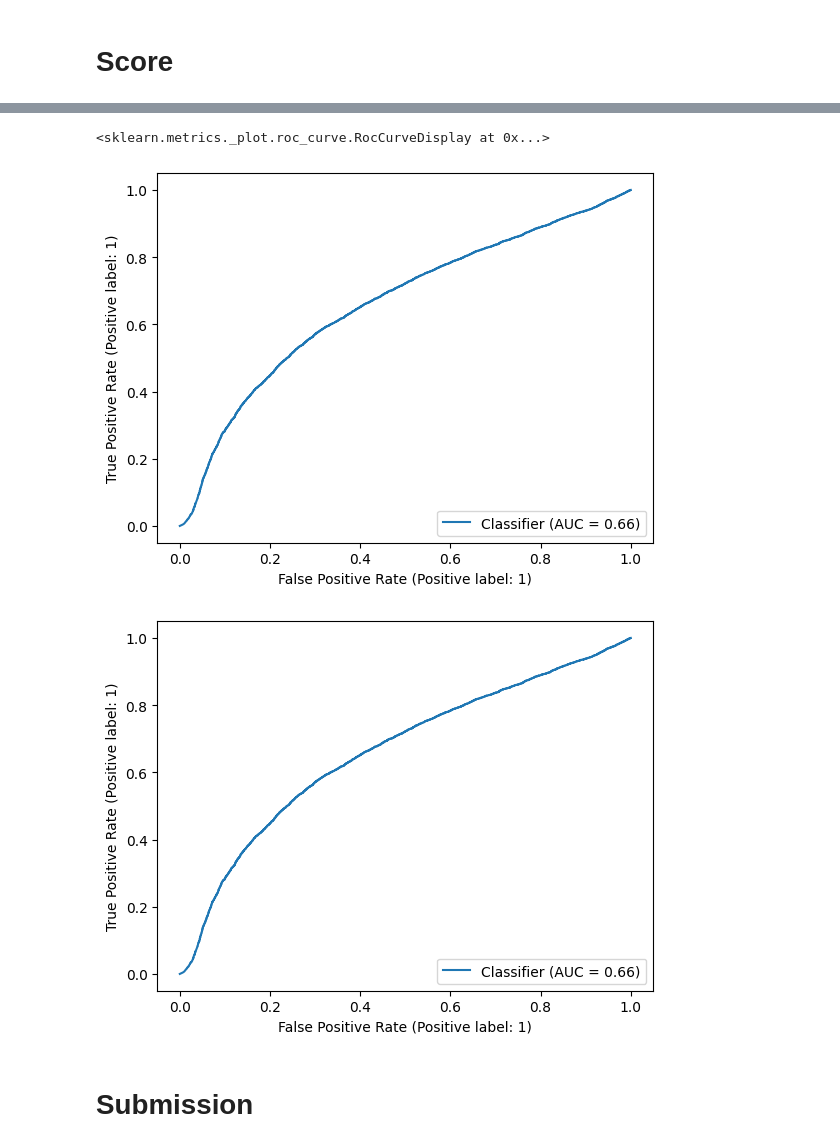
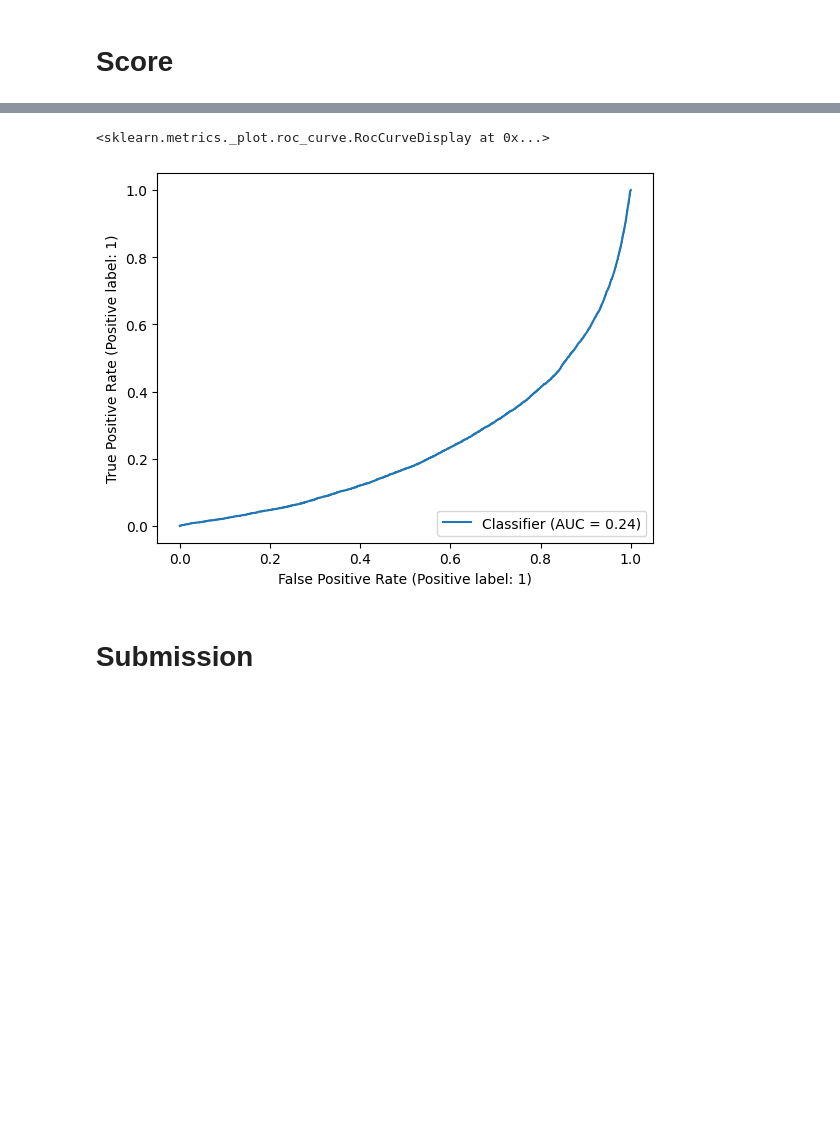
Before and after one commit to marcgloaguen/playgroundseries_s4e1, a Jupyter notebook: Keras.ipynb, the cells around one changed output, grey strips where cells are left out. Cells and saved outputs as stored; diff of their text form; code cells hidden in the pictures; blank space fills up the shorter version.

```diff
--- a/Keras.ipynb
+++ b/Keras.ipynb
@@ -39,0 +43,3 @@ X_train,X_test,y_train,y_test = train_test_split(X,y, stratify=y, test_size=0.15
+# %%
+rus = RandomUnderSampler(random_state=42)
+X_resampled, y_resampled = rus.fit_resample(X_train, y_train)
@@ -40,7 +53,7 @@ X_train,X_test,y_train,y_test = train_test_split(X,y, stratify=y, test_size=0.15
 # %%
 prepro = Preprocessing()
 # %%
-X_train_scld = prepro.fit_transform(X_train).astype(float)
+X_train_scld = prepro.fit_transform(X_resampled).astype(float)
 X_test_scld = prepro.transform(X_test).astype(float)
 # %%
 X_train_scld
@@ -68,14 +81,19 @@ X_train_scld.shape
 # %%
 model = Sequential(name="BankChurn")
-model.add(Dense(units=64, activation='relu', input_dim=12, name="Dense64"))
-model.add(Dropout(0.1))
-model.add(Dense(units=32, activation='relu', input_dim=12, name="Dense32"))
-model.add(Dropout(0.1))
-model.add(Dense(units=16, activation='relu', input_dim=12, name="Dense16"))
-model.add(Dropout(0.1))
+model.add(Dense(units=16, activation='relu',kernel_initializer='he_normal', input_dim=12, name="Dense1"))
+model.add(Dropout(0.1, name="Dropout1"))
+model.add(Dense(units=8, activation='relu',kernel_initializer='he_normal',name="Dense2"))
+model.add(Dropout(0.1, name="Dropout2"))
+model.add(Dense(units=4, activation='relu',kernel_initializer='he_normal',name="Dense3"))
+
+model.add(Dense(units=1, activation='sigmoid',kernel_initializer='glorot_uniform',  name="Output"))
 
 
-model.add(Dense(units=1, activation='sigmoid', name="Output"))
 
-model.compile(optimizer=Adam(learning_rate=0.001), loss='binary_crossentropy', metrics=[AUC()])
+model.compile(
+    optimizer=Adam(learning_rate=1e-6),
+    loss=BinaryFocalCrossentropy(),
+    metrics=['accuracy']
+    )
+model.summary()
 # %% [output]
@@ -108,3 +117,12 @@ _________________________________________________________________
 # %%
-history = model.fit(X_train_scld.values, y_train.values, epochs=20, batch_size=32, validation_split=0.2)
+early_stopping = EarlyStopping(monitor='val_accuracy', patience=10, restore_best_weights=True)
+
+history = model.fit(
+    X_train_scld.values,
+    y_resampled.values,
+    epochs=100,
+    batch_size=32,
+    validation_split=0.2,
+    #callbacks=[early_stopping]
+    )
 # %% [output]
@@ -144,6 +182,5 @@ Roc Auc Score : 0.662783
 # %%
-RocCurveDisplay.from_predictions(y_test,pred).plot()
+RocCurveDisplay.from_predictions(y_test,pred)
 # %% [output]
 <sklearn.metrics._plot.roc_curve.RocCurveDisplay at 0x...>
-[figure, old version]
+[figure, new version]
-[figure, removed]
```
Also changed, not shown: parts of 16 cells of this notebook, 1 other file.
